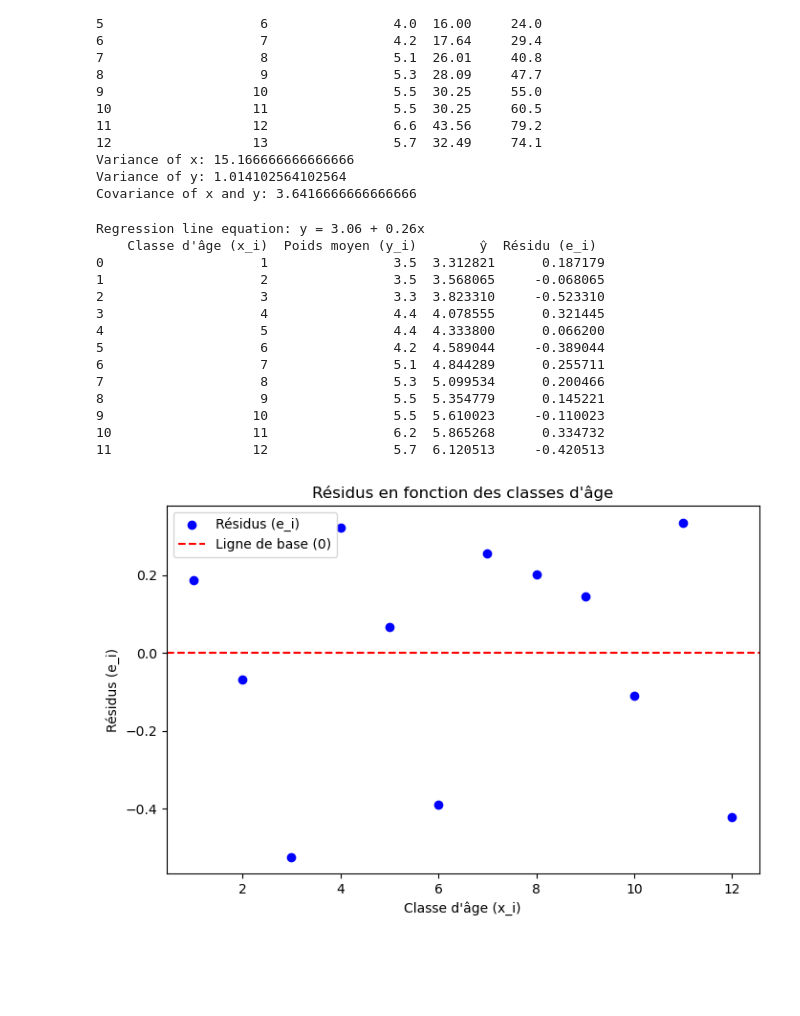
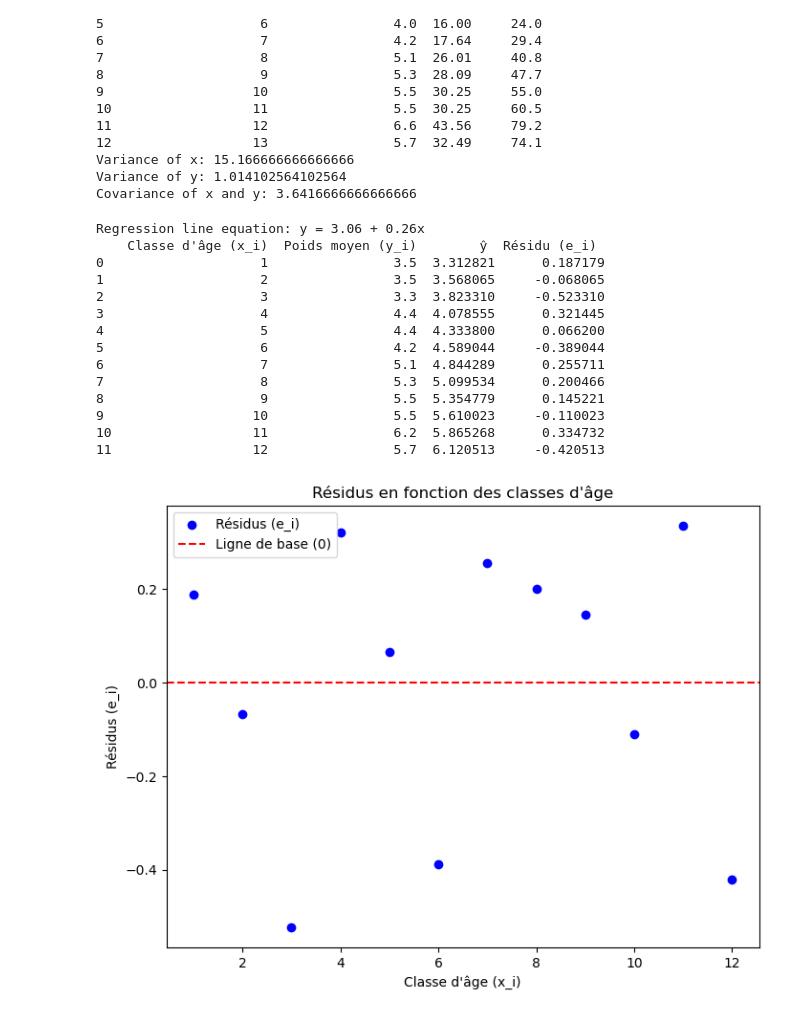
Before and after one commit to MorsiYoucef/Python_ML, a Jupyter notebook: tp2(ac).ipynb, the cells around one changed output. Drawn from its saved outputs; the diff is of its cells as text; code cells hidden in the pictures; blank space fills up the shorter version.

```diff
--- a/tp2(ac).ipynb
+++ b/tp2(ac).ipynb
@@ -119,33 +119,33 @@ df = pd.DataFrame({
     "Poids moyen (y_i)": weights,
     "ŷ": y_hat,
     "Résidu (e_i)": residuals
 })
 
-# Display the table
+
 print(df)
 
 # Step 5: Plot residuals
-plt.figure(figsize=(8, 5))
+plt.figure(figsize=(8, 6))
 plt.scatter(age_classes, residuals, color='blue', label="Résidus (e_i)")
 plt.axhline(0, color='red', linestyle='--', label="Ligne de base (0)")
 plt.title("Résidus en fonction des classes d'âge")
 plt.xlabel("Classe d'âge (x_i)")
 plt.ylabel("Résidus (e_i)")
 plt.legend()
 plt.show()
 # %% [output]
 Regression line equation: y = 3.06 + 0.26x
     Classe d'âge (x_i)  Poids moyen (y_i)        ŷ  Résidu (e_i)
 0                    1                3.5  3.312821      0.187179
 1                    2                3.5  3.568065     -0.068065
 2                    3                3.3  3.823310     -0.523310
 3                    4                4.4  4.078555      0.321445
 4                    5                4.4  4.333800      0.066200
 5                    6                4.2  4.589044     -0.389044
 6                    7                5.1  4.844289      0.255711
 7                    8                5.3  5.099534      0.200466
 8                    9                5.5  5.354779      0.145221
 9                   10                5.5  5.610023     -0.110023
 10                  11                6.2  5.865268      0.334732
 11                  12                5.7  6.120513     -0.420513
-[figure, old version]
+[figure, new version]
```
